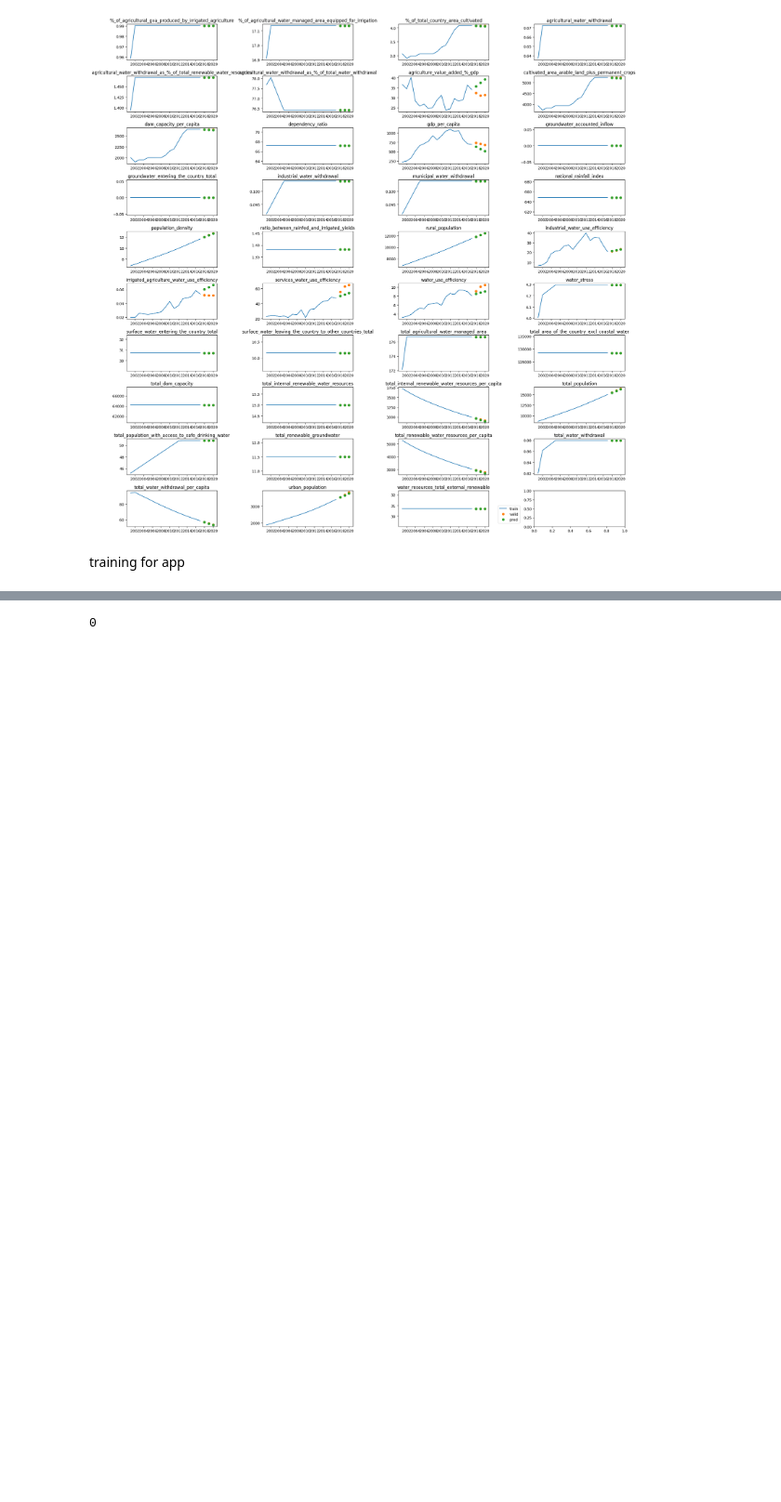
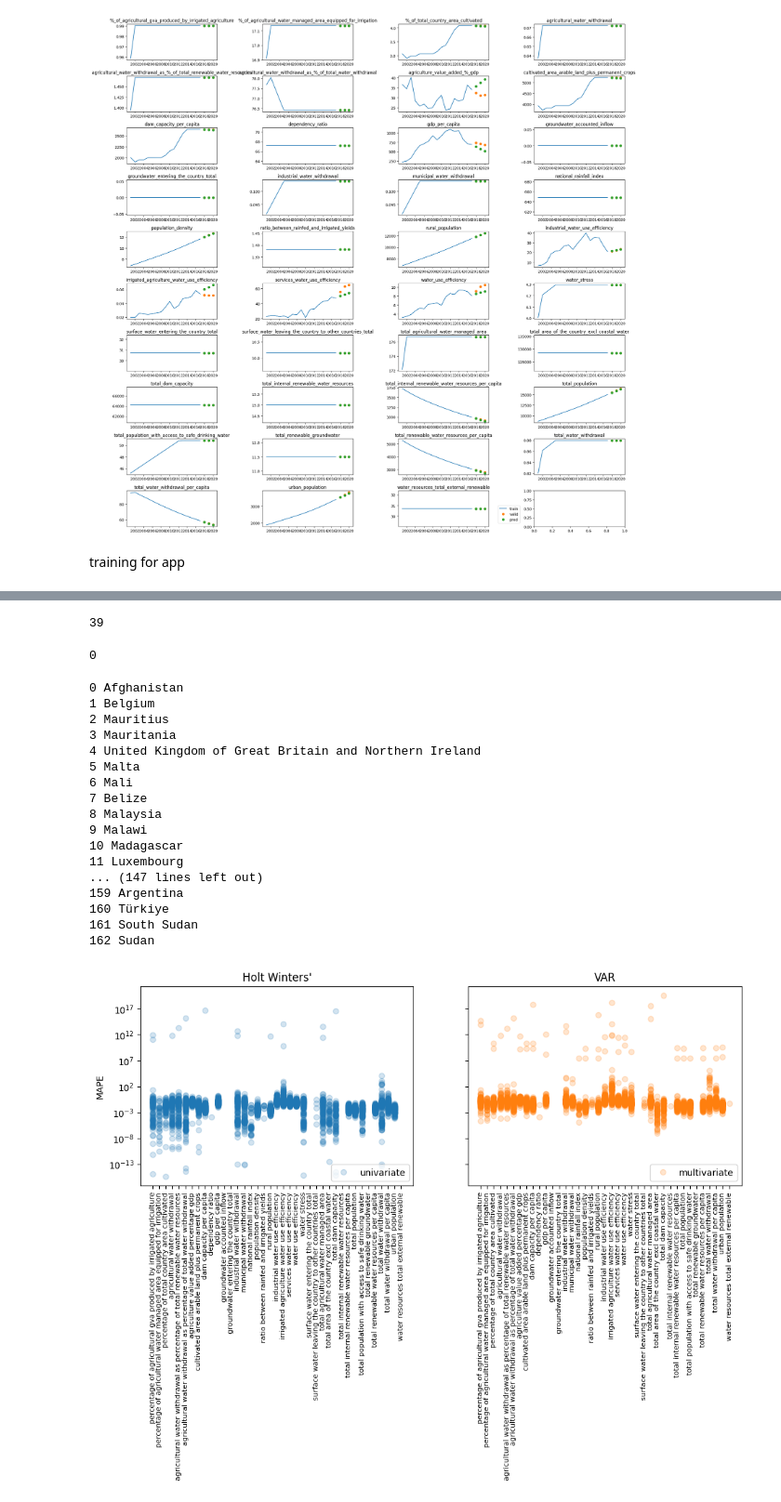
Before and after one commit to giumr06/Final_Project_Water_Management, a Jupyter notebook: notebooks_for_test/test_HoltWinter.ipynb, the cells around one changed output, grey strips where cells are left out. Shown at 93% size. Cells and saved outputs as stored; diff of their text form; code cells hidden in the pictures; blank space fills up the shorter version.

```diff
--- a/notebooks_for_test/test_HoltWinter.ipynb
+++ b/notebooks_for_test/test_HoltWinter.ipynb
@@ -446,0 +529,10 @@ fc_targets.head(5)
+# %%
+mape_dict_multi = {var: [] for var in var_list}
+mape_dict_multi["country"] = []
+for i, c in enumerate(fc.country.unique()):
+    print(i, c)
+    mape_dict_multi["country"].append(c)
+    for j, var in enumerate(var_list):
+        y_true = valid_multi[c][var]
+        y_pred = fc_multi[c][var]
+        mape_dict_multi[var].append(mean_absolute_percentage_error(y_true, y_pred))
@@ -446,0 +566,4 @@ fc_targets.head(5)
+# %%
+df_mape_uni = pd.DataFrame(mape_dict_uni).set_index("country")
+df_mape_multi = pd.DataFrame(mape_dict_multi).set_index("country")
+df_mape_uni
@@ -446,0 +607,4 @@ fc_targets.head(5)
+# %%
+reverse_var_name_dict = create_reverse_var_name_dict(df_ts.reset_index())
+nice_var_name_list = [reverse_var_name_dict[var] for var in var_list]
+nice_var_name_list
@@ -447 +629,5 @@ fc_targets.head(5)
+# %%
+len(nice_var_name_list)
+# %% [output]
+39
 # %%
@@ -449,2 +635,41 @@ fc.isna().sum().sum()
 # %% [output]
 0
+# %%
+fig, axs = plt.subplots(1,2, figsize=(12,4), sharey=True, sharex=True)
+
+for i, c in enumerate(fc.country.unique()):
+    print(i, c)
+    if i==0:
+        axs[0].plot(nice_var_name_list, df_mape_uni[var_list].loc[c], "o", alpha=0.2, color="C0", label="univariate")
+        axs[1].plot(nice_var_name_list, df_mape_multi[var_list].loc[c], "o", alpha=0.2, color="C1", label="multivariate")
+    else:
+        axs[0].plot(nice_var_name_list, df_mape_uni[var_list].loc[c], "o", alpha=0.2, color="C0")
+        axs[1].plot(nice_var_name_list, df_mape_multi[var_list].loc[c], "o", alpha=0.2, color="C1")
+axs[0].set_yscale("log")
+axs[0].set_ylabel("MAPE")
+axs[0].set_title("Holt Winters'")
+axs[1].set_title("VAR")
+axs[0].legend(loc="lower right")
+axs[1].legend(loc="lower right")
+for ax in axs:
+    ax.set_xticklabels(ax.get_xticklabels(), rotation = 90, fontsize=8)
+fig.tight_layout()
+# %% [output]
+0 Afghanistan
+1 Belgium
+2 Mauritius
+3 Mauritania
+4 United Kingdom of Great Britain and Northern Ireland
+5 Malta
+6 Mali
+7 Belize
+8 Malaysia
+9 Malawi
+10 Madagascar
+11 Luxembourg
+... (147 lines left out)
+159 Argentina
+160 Türkiye
+161 South Sudan
+162 Sudan
+[figure, added]
```
Also changed, not shown: parts of 26 cells of this notebook, 14 other files.
